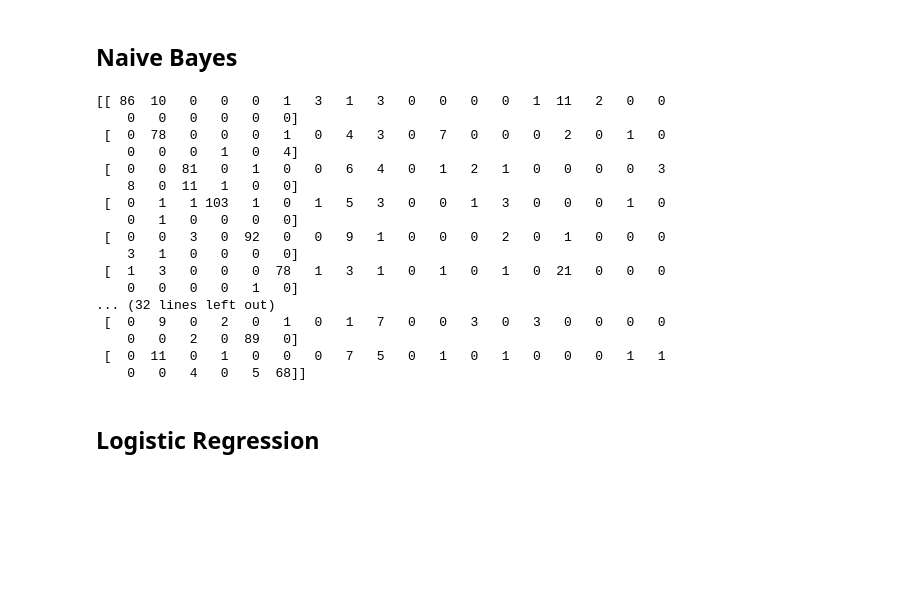
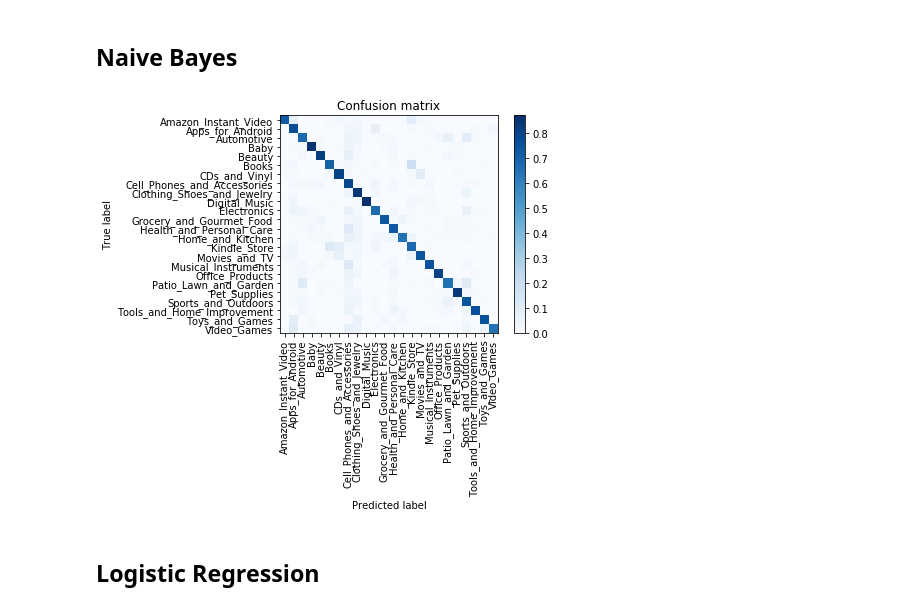
Before and after one commit to calexdiaz143/cs-175-amazon-project-clone, a Jupyter notebook: main/project.ipynb, the cells around one changed output. Drawn from its saved outputs; the diff is of its cells as text; code cells hidden in the pictures; blank space fills up the shorter version.

```diff
--- a/main/project.ipynb
+++ b/main/project.ipynb
@@ -46,31 +42,10 @@ Some notes about our features:
 # %%
 test_prd_nb = clf_nb.predict(test_X)
 test_err_nb = tester.error_ratio(test_Y, test_prd_nb)
-cm = confusion_matrix(test_Y, test_prd_nb)
-plt.matshow(cm)
-plt.title('Confusion matrix')
-plt.colorbar()
-plt.ylabel('True label')
-plt.xlabel('Predicted label')
-plt.show()
+
+tester.disp_conf_matrix(test_Y, test_prd_nb, classes)
 # %% [output]
-[[ 86  10   0   0   0   1   3   1   3   0   0   0   0   1  11   2   0   0
-    0   0   0   0   0   0]
- [  0  78   0   0   0   1   0   4   3   0   7   0   0   0   2   0   1   0
-    0   0   0   1   0   4]
- [  0   0  81   0   1   0   0   6   4   0   1   2   1   0   0   0   0   3
-    8   0  11   1   0   0]
- [  0   1   1 103   1   0   1   5   3   0   0   1   3   0   0   0   1   0
-    0   1   0   0   0   0]
- [  0   0   3   0  92   0   0   9   1   0   0   0   2   0   1   0   0   0
-    3   1   0   0   0   0]
- [  1   3   0   0   0  78   1   3   1   0   1   0   1   0  21   0   0   0
-    0   0   0   0   1   0]
-... (32 lines left out)
- [  0   9   0   2   0   1   0   1   7   0   0   3   0   3   0   0   0   0
-    0   0   2   0  89   0]
- [  0  11   0   1   0   0   0   7   5   0   1   0   1   0   0   0   1   1
-    0   0   4   0   5  68]]
+[figure, added]
 # %% [markdown]
 ## Logistic Regression
 # %%
```
Also changed, not shown: parts of 7 cells of this notebook, 1 other file.
